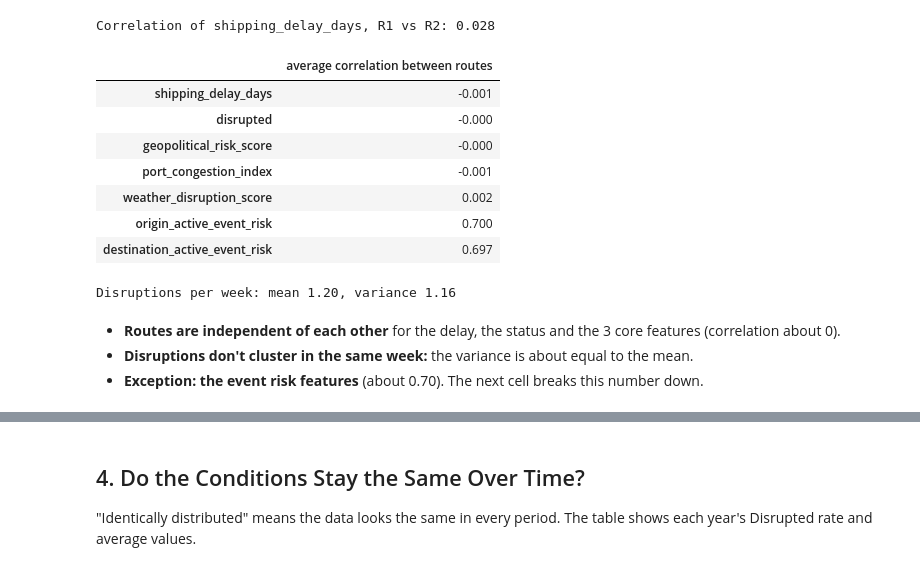
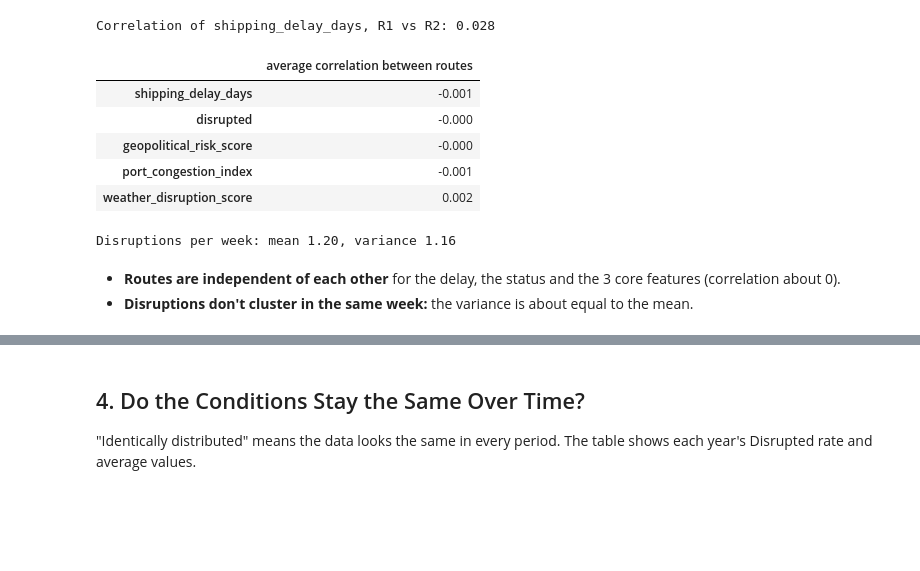
Before and after one commit to Break-Through-Tech/Accenture-2A-predict-the-supply-chain-disruptions, a Jupyter notebook: notebooks/02_3_iid_validation.ipynb, the cells around one changed output, grey strips where cells are left out. Drawn from its saved outputs; the diff is of its cells as text; code cells hidden in the pictures; blank space fills up the shorter version.

```diff
--- a/notebooks/02_3_iid_validation.ipynb
+++ b/notebooks/02_3_iid_validation.ipynb
@@ -33,8 +33,7 @@ stable_df = df[df["date"] < shift_start]
 
 target_columns = ["shipping_delay_days", "disrupted"]
 core_features = ["geopolitical_risk_score", "port_congestion_index", "weather_disruption_score"]
-event_features = ["origin_active_event_risk", "destination_active_event_risk"]
-check_columns = target_columns + core_features + event_features
+check_columns = target_columns + core_features
 
 print("Rows:", len(df), "| routes:", df["route_id"].nunique(), "| weeks:", df["date"].nunique())
 # %% [output]
@@ -112,27 +114,26 @@ Correlation of shipping_delay_days, R1 vs R2: 0.028
 # %%
 def correlation_between_routes(column):
     """Average correlation between every pair of routes, for one column."""
     # Step 1: one row per week, one column per route (596 weeks x 50 routes before the shift)
     by_route = stable_df.pivot(index="date", columns="route_id", values=column)
 
     # Step 2-3: correlation of every route column with every other route column (50 x 50 table)
     correlations = by_route.corr().to_numpy()
 
     # Step 4: keep each pair once (above the diagonal: 1,225 pairs), then average
     pairs = correlations[np.triu_indices_from(correlations, k=1)]
     return pairs.mean()
 
-pd.Series({column: correlation_between_routes(column) for column in check_columns},
-          name="average correlation between routes").round(3).to_frame()
+route_correlation = pd.Series({column: correlation_between_routes(column) for column in check_columns},
+                              name="average correlation between routes").round(3).to_frame()
+route_correlation
 # %% [output]
 |  | average correlation between routes |
 | shipping_delay_days | -0.001 |
 | disrupted | -0.000 |
 | geopolitical_risk_score | -0.000 |
 | port_congestion_index | -0.001 |
 | weather_disruption_score | 0.002 |
-| origin_active_event_risk | 0.700 |
-| destination_active_event_risk | 0.697 |
 # %%
 disruptions_per_week = stable_df.groupby("date")["disrupted"].sum()
 print(f"Disruptions per week: mean {disruptions_per_week.mean():.2f}, variance {disruptions_per_week.var():.2f}")
@@ -141,4 +142,3 @@ Disruptions per week: mean 1.20, variance 1.16
 # %% [markdown]
 - **Routes are independent of each other** for the delay, the status and the 3 core features (correlation about 0).
 - **Disruptions don't cluster in the same week:** the variance is about equal to the mean.
-- **Exception: the event risk features** (about 0.70). The next cell breaks this number down.
```
Also changed, not shown: parts of 11 cells of this notebook.
